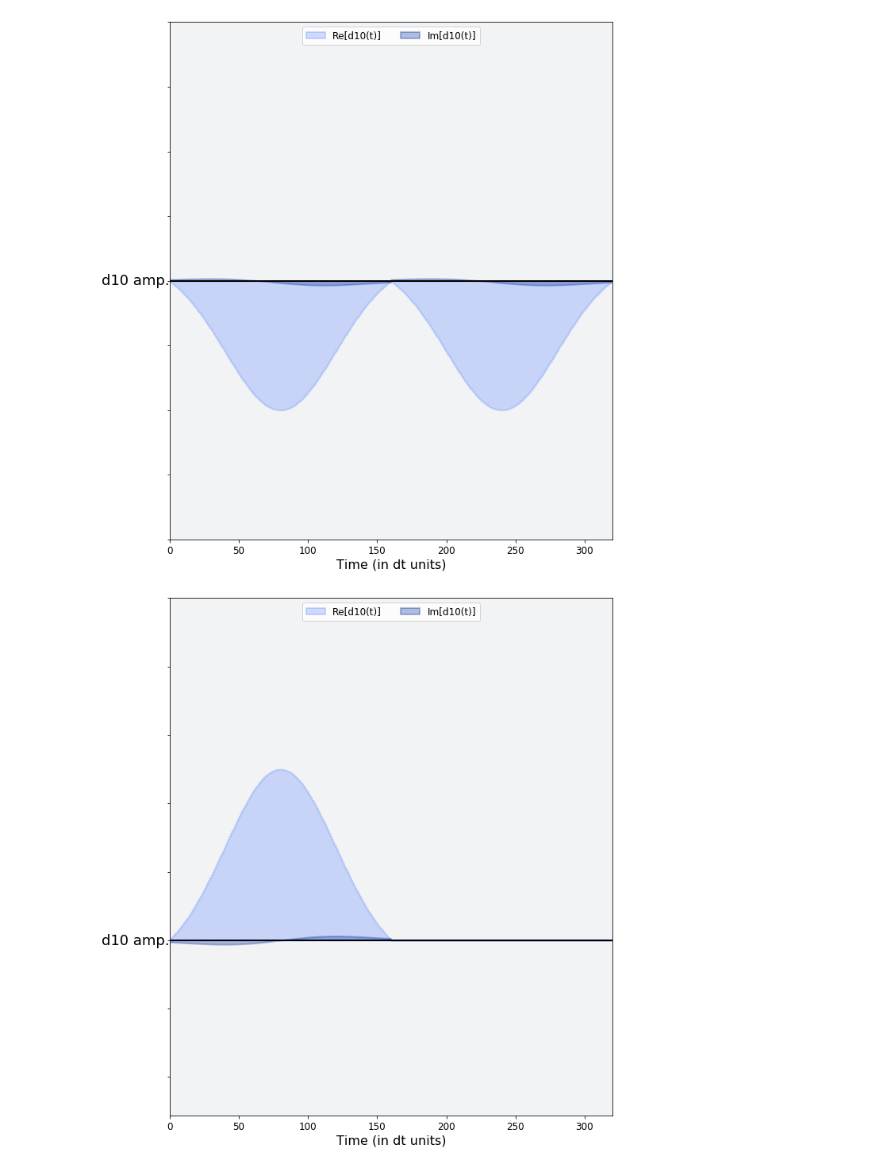
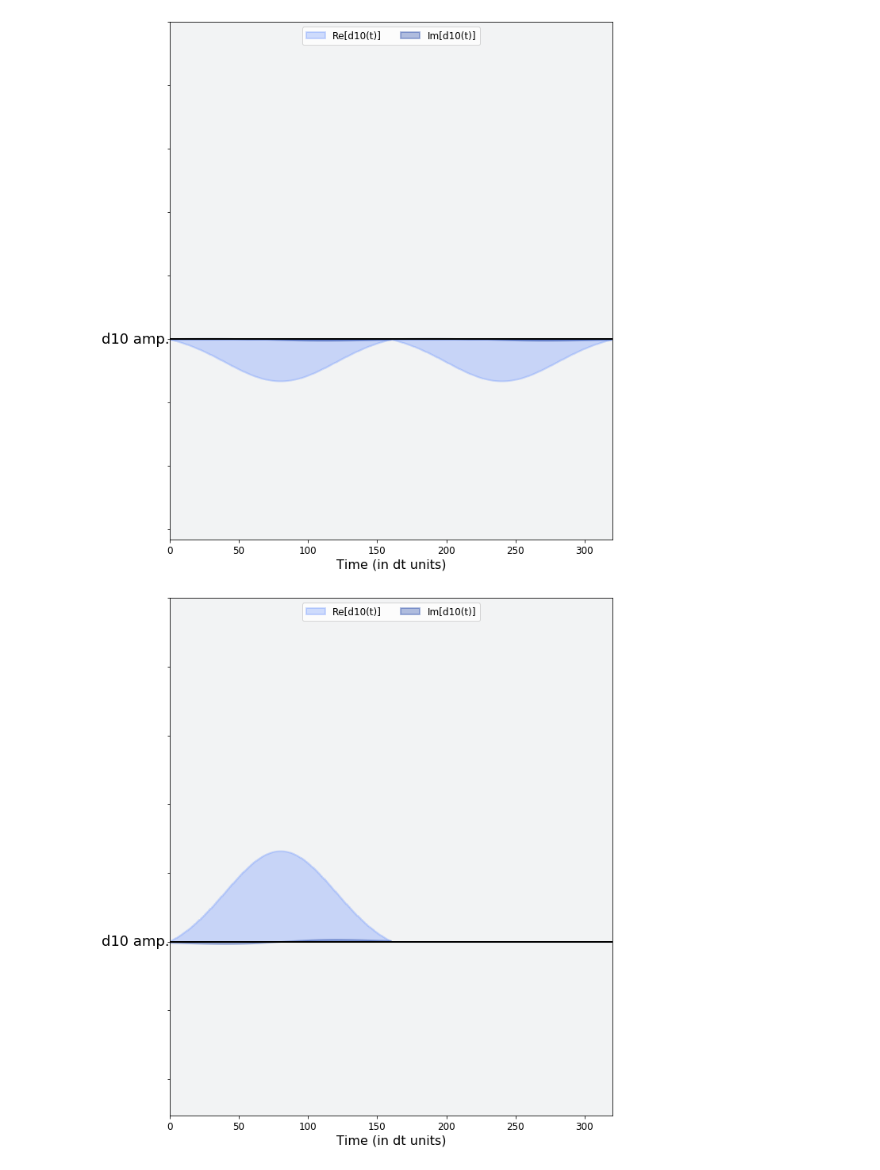
Before and after one commit to singular-value/optimizations_via_openpulse, a Jupyter notebook: Figures/standard_vs_direct_x_gate.ipynb, the cells around one changed output. Saved outputs shown, nothing was run; the diff lists cells and outputs as text; code cells hidden in the pictures.

Commit message:
Changes (mostly new figures) for revision

```diff
--- a/Figures/standard_vs_direct_x_gate.ipynb
+++ b/Figures/standard_vs_direct_x_gate.ipynb
@@ -23,9 +23,10 @@ measure = circ_inst_map.get('measure', qubits=backend.configuration().meas_map[0
 backend_sim = qiskit.Aer.get_backend('pulse_simulator')
 # %%
 schedule = circ_inst_map.get('u3', qubits=[10], P0=np.pi, P1=0, P2=np.pi)
-schedule.draw(channels=[system.qubits[10].drive], framechange=False, table=False, filename='standard_x.svg')
+schedule.draw(channels=[system.qubits[10].drive], framechange=False, table=False,
+              filename='standard_x.svg', scaling=5)
 # %% [output]
-[figure, old version]
+[figure, new version]
 # %%
 circuit = q.QuantumCircuit(20)
 circuit.x(10)
@@ -35,6 +36,7 @@ with qiskit.PulseBackedOptimizationContext():
     transpiled_circuit = q.transpile(circuit, backend, optimization_level=1)
     schedule = q.schedule(transpiled_circuit, backend=backend, inst_map=circ_inst_map)
     schedule |= q.pulse.SamplePulse([0] * 160)(system.qubits[10].drive) << schedule.duration
-schedule.draw(channels=[system.qubits[10].drive], framechange=False, table=False, filename='direct_x.svg')
+schedule.draw(channels=[system.qubits[10].drive], framechange=False, table=False, filename='direct_x.svg',
+             scaling=5)
 # %% [output]
-[figure, old version]
+[figure, new version]
```
Also changed, not shown: 11 other files.
